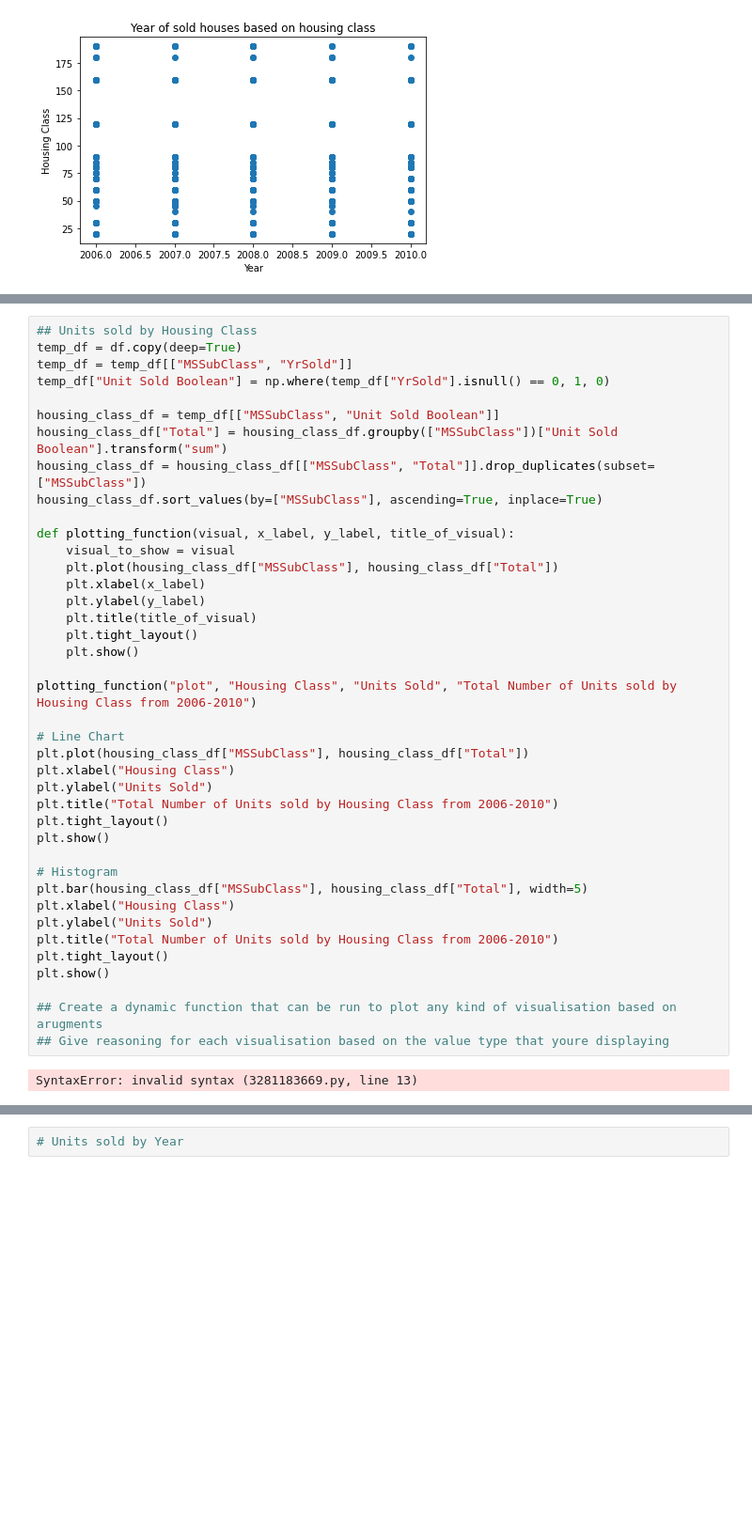
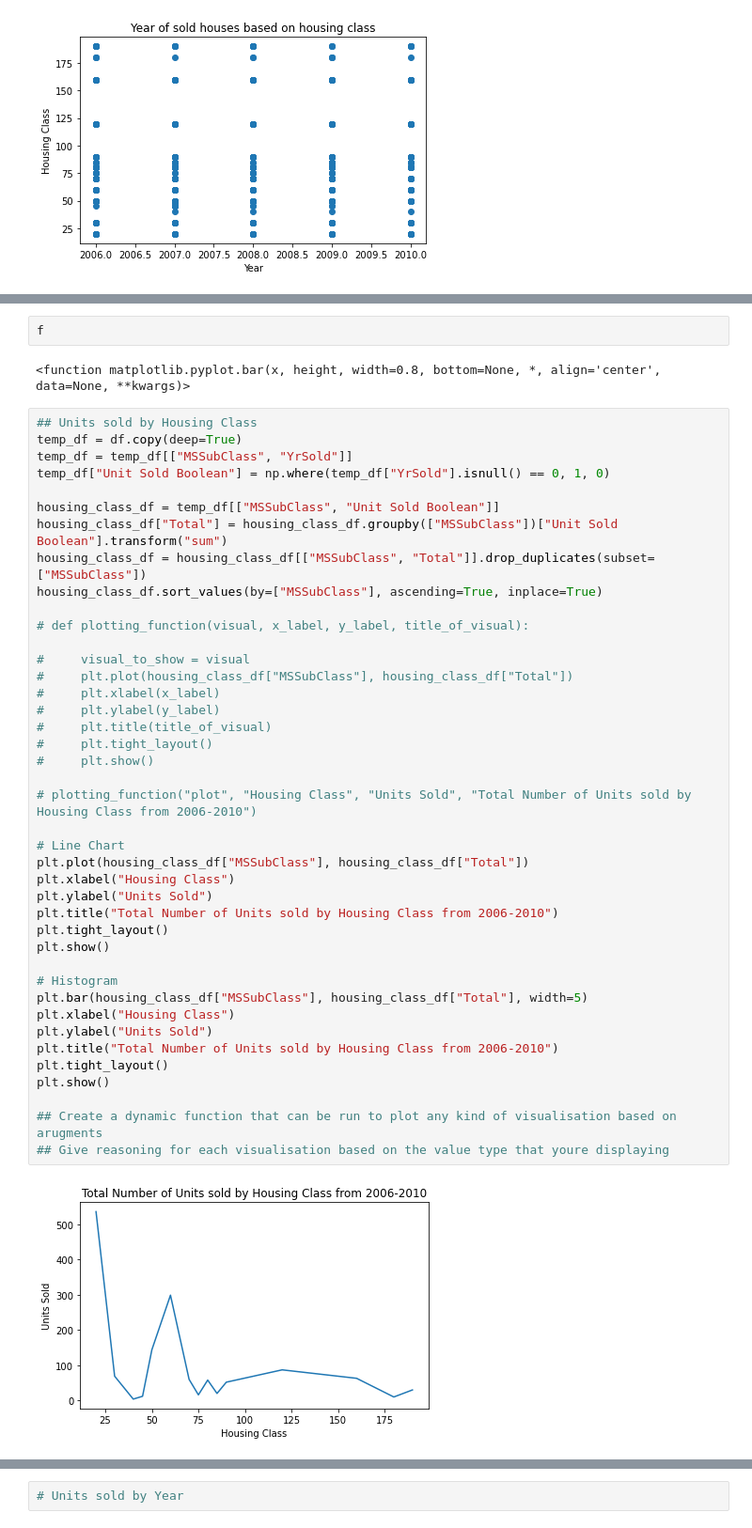
Before and after one commit to Sean2309/Employee-Churn-Data-Manipulation, a Jupyter notebook: housing_prices_visusalisation.ipynb, the cells around one changed output, grey strips where cells are left out. Shown: that part at 94% size. Saved outputs shown, nothing was run; the diff lists cells and outputs as text; blank space fills up the shorter version.

```diff
--- a/housing_prices_visusalisation.ipynb
+++ b/housing_prices_visusalisation.ipynb
@@ -144,42 +159,47 @@ plt.show()
+# %%
+f
+# %% [output]
+<function matplotlib.pyplot.bar(x, height, width=0.8, bottom=None, *, align='center', data=None, **kwargs)>
 # %%
 ## Units sold by Housing Class
 temp_df = df.copy(deep=True)
 temp_df = temp_df[["MSSubClass", "YrSold"]]
 temp_df["Unit Sold Boolean"] = np.where(temp_df["YrSold"].isnull() == 0, 1, 0)
 
 housing_class_df = temp_df[["MSSubClass", "Unit Sold Boolean"]]
 housing_class_df["Total"] = housing_class_df.groupby(["MSSubClass"])["Unit Sold Boolean"].transform("sum")
 housing_class_df = housing_class_df[["MSSubClass", "Total"]].drop_duplicates(subset=["MSSubClass"])
 housing_class_df.sort_values(by=["MSSubClass"], ascending=True, inplace=True)
 
-def plotting_function(visual, x_label, y_label, title_of_visual):
-    visual_to_show = visual
-    plt.plot(housing_class_df["MSSubClass"], housing_class_df["Total"])
-    plt.xlabel(x_label)
-    plt.ylabel(y_label)
-    plt.title(title_of_visual)
-    plt.tight_layout()
-    plt.show()
+# def plotting_function(visual, x_label, y_label, title_of_visual):
 
-plotting_function("plot", "Housing Class", "Units Sold", "Total Number of Units sold by Housing Class from 2006-2010")
+#     visual_to_show = visual
+#     plt.plot(housing_class_df["MSSubClass"], housing_class_df["Total"])
+#     plt.xlabel(x_label)
+#     plt.ylabel(y_label)
+#     plt.title(title_of_visual)
+#     plt.tight_layout()
+#     plt.show()
+
+# plotting_function("plot", "Housing Class", "Units Sold", "Total Number of Units sold by Housing Class from 2006-2010")
 
 # Line Chart
 plt.plot(housing_class_df["MSSubClass"], housing_class_df["Total"])
 plt.xlabel("Housing Class")
 plt.ylabel("Units Sold")
 plt.title("Total Number of Units sold by Housing Class from 2006-2010")
 plt.tight_layout()
 plt.show()
 
 # Histogram
 plt.bar(housing_class_df["MSSubClass"], housing_class_df["Total"], width=5)
 plt.xlabel("Housing Class")
 plt.ylabel("Units Sold")
 plt.title("Total Number of Units sold by Housing Class from 2006-2010")
 plt.tight_layout()
 plt.show()
 
 ## Create a dynamic function that can be run to plot any kind of visualisation based on arugments
 ## Give reasoning for each visualisation based on the value type that youre displaying
 # %% [output]
-SyntaxError: invalid syntax (3281183669.py, line 13)
+[figure, added]
```
Also changed, not shown: parts of 3 cells of this notebook, 1 other file.
